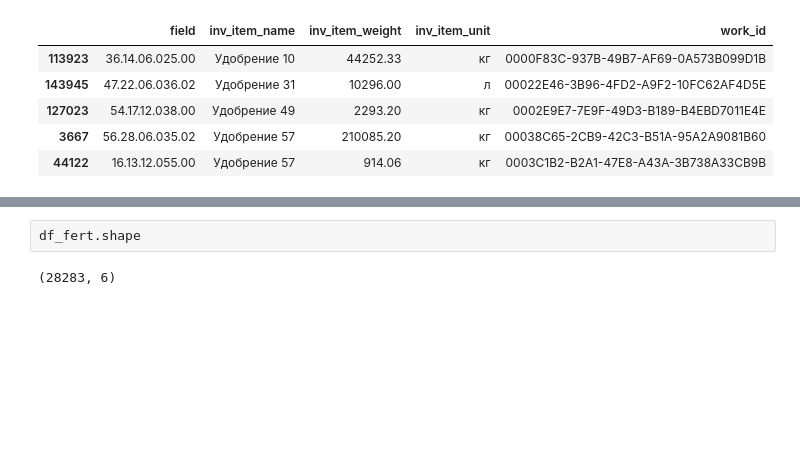
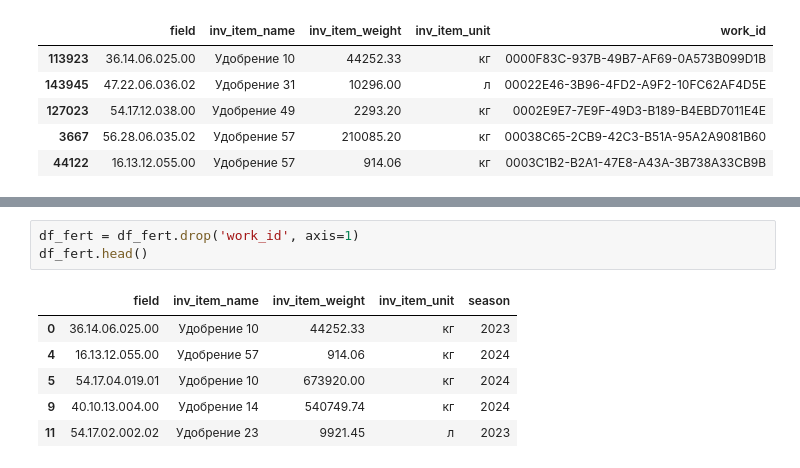
Before and after one commit to VladSunny/DANO_EKONIVA, a Jupyter notebook: notebooks/reborn.ipynb, the cells around one changed output, grey strips where cells are left out. Drawn from its saved outputs; the diff is of its cells as text; blank space fills up the shorter version.

```diff
--- a/notebooks/reborn.ipynb
+++ b/notebooks/reborn.ipynb
@@ -185,7 +185,13 @@ df_fert.head()
 | 5 | 54.17.04.019.01 | Удобрение 10 | 673920.00 | кг | 00050012-77E6-46C5-905A-00DB2DD97297 | 2024 |
 | 9 | 40.10.13.004.00 | Удобрение 14 | 540749.74 | кг | 000ABF02-B7CF-47BF-A07C-7C0AE76131F4 | 2024 |
 | 11 | 54.17.02.002.02 | Удобрение 23 | 9921.45 | л | 000CEDAF-47DA-4EF7-BF04-EB6AE99B905A | 2023 |
-# %%
-df_fert.shape
-# %% [output]
-(28283, 6)
+# %%
+df_fert = df_fert.drop('work_id', axis=1)
+df_fert.head()
+# %% [output]
+|  | field | inv_item_name | inv_item_weight | inv_item_unit | season |
+| 0 | 36.14.06.025.00 | Удобрение 10 | 44252.33 | кг | 2023 |
+| 4 | 16.13.12.055.00 | Удобрение 57 | 914.06 | кг | 2024 |
+| 5 | 54.17.04.019.01 | Удобрение 10 | 673920.00 | кг | 2024 |
+| 9 | 40.10.13.004.00 | Удобрение 14 | 540749.74 | кг | 2024 |
+| 11 | 54.17.02.002.02 | Удобрение 23 | 9921.45 | л | 2023 |
```
Also changed, not shown: parts of 2 cells of this notebook.
